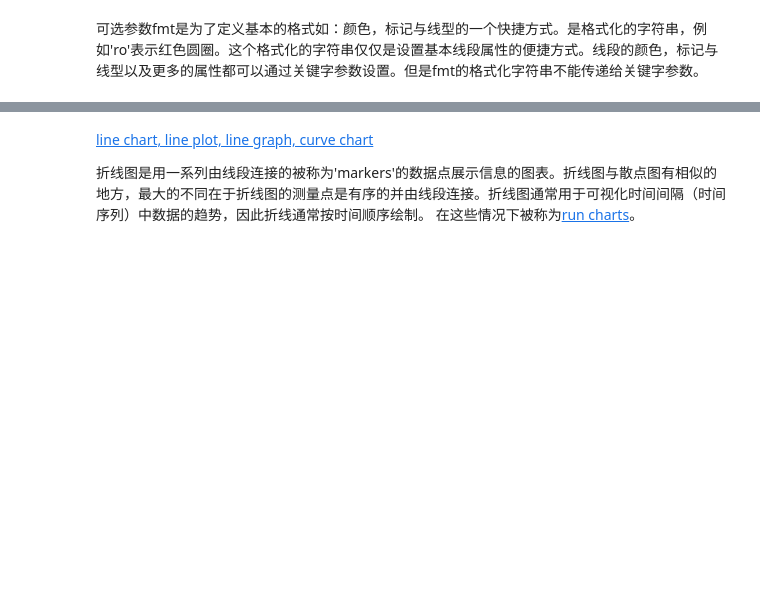
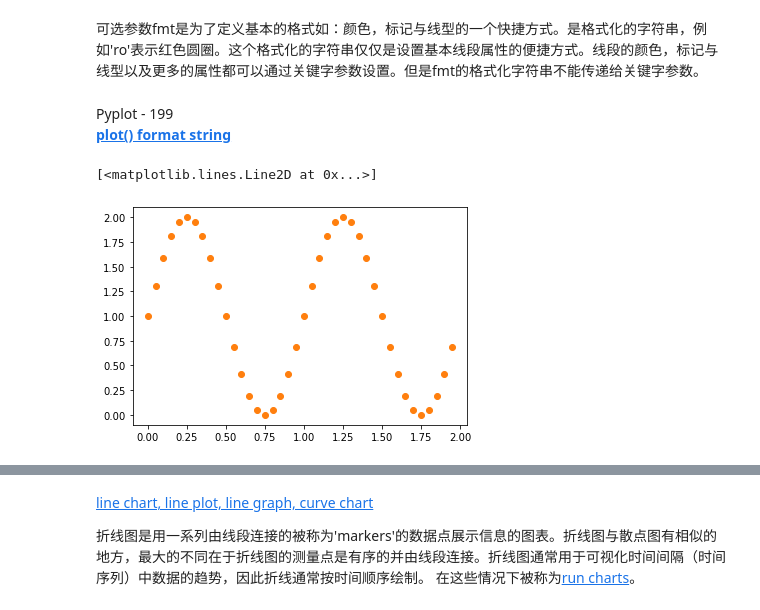
Before and after one commit to darkeggler/data_visualization_notebooks, a Jupyter notebook: api_axes.ipynb, the cells around one changed output, grey strips where cells are left out. Cells and saved outputs as stored; diff of their text form; code cells hidden in the pictures; blank space fills up the shorter version.

```diff
--- a/api_axes.ipynb
+++ b/api_axes.ipynb
@@ -55,3 +59,13 @@ ax.grid()
 [figure]
 # %% [markdown]
 可选参数fmt是为了定义基本的格式如：颜色，标记与线型的一个快捷方式。是格式化的字符串，例如'ro'表示红色圆圈。这个格式化的字符串仅仅是设置基本线段属性的便捷方式。线段的颜色，标记与线型以及更多的属性都可以通过关键字参数设置。但是fmt的格式化字符串不能传递给关键字参数。
+# %% [markdown]
+<span id=199>Pyplot - 199</span>
+**[plot() format string](https://matplotlib.org/gallery/lines_bars_and_markers/simple_plot.html)**
+# %%
+t = np.arange(0.0, 2.0, 0.05)
+s = 1 + np.sin(2 * np.pi * t)
+plt.plot(t, s, 'ro')
+# %% [output]
+[<matplotlib.lines.Line2D at 0x...>]
+[figure, added]
```
Also changed, not shown: parts of 31 cells of this notebook, 1 other file.
